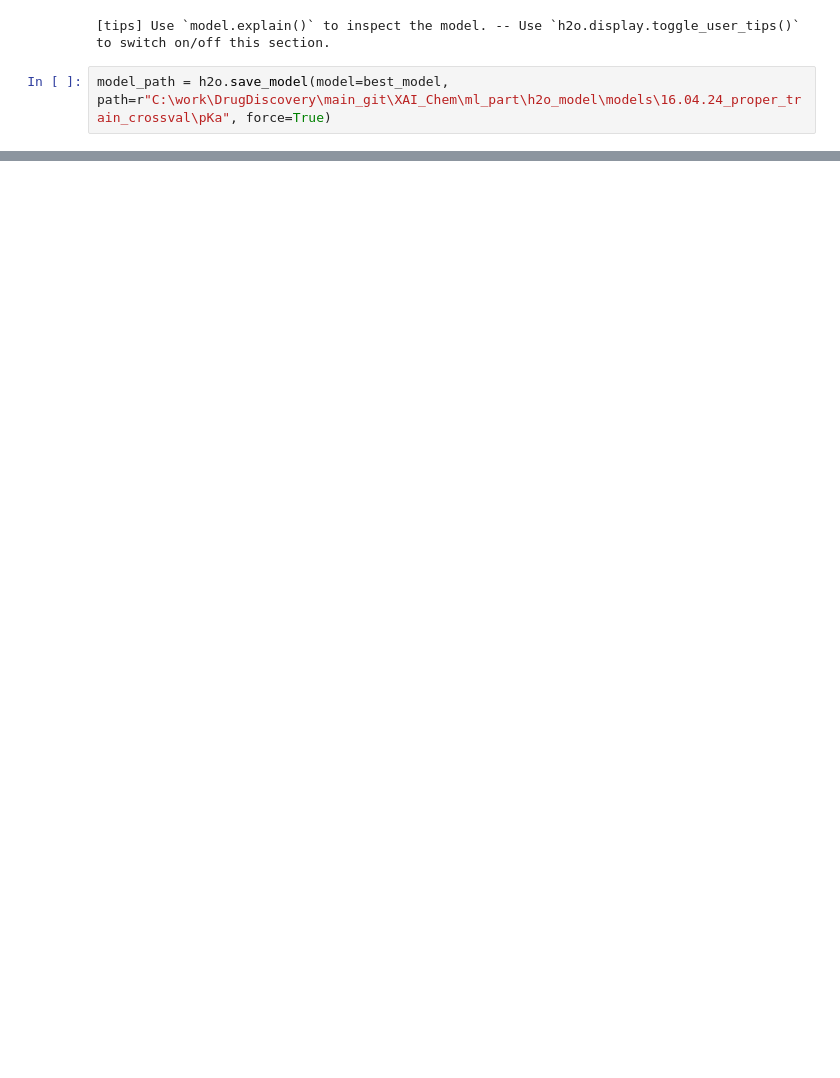
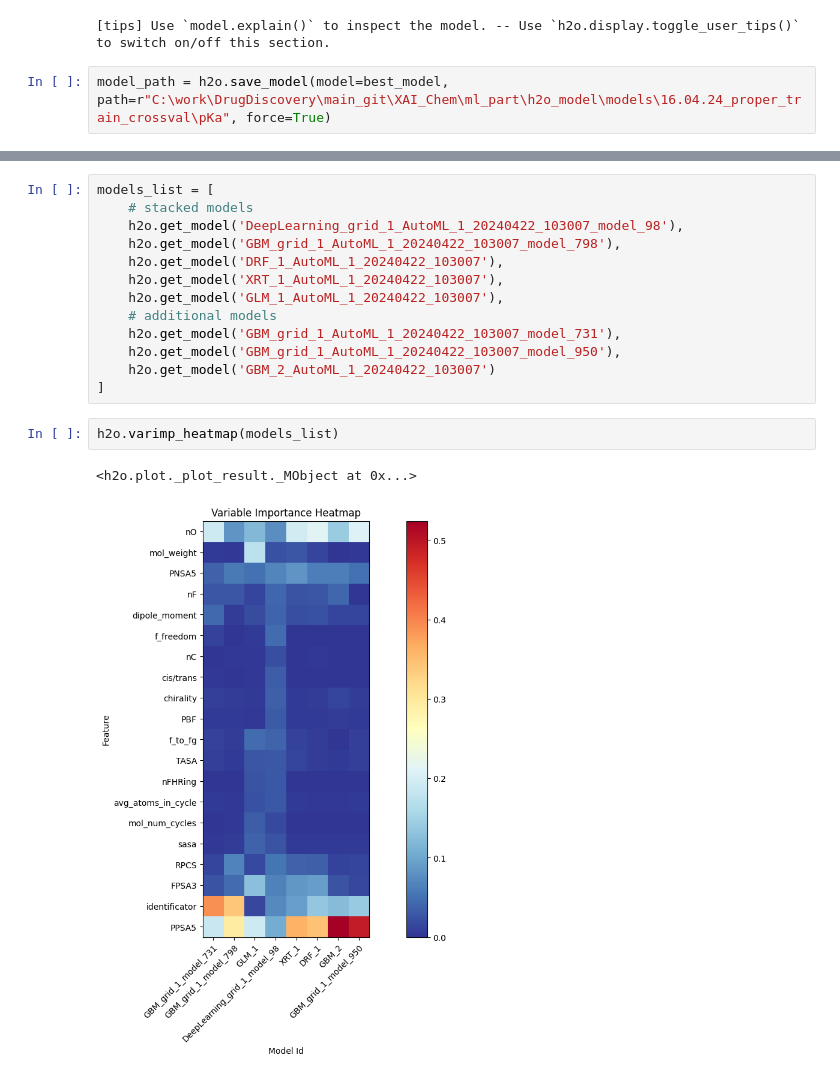
Before and after one commit to blackthorn-ai/XAI_Chem, a Jupyter notebook: ml_part/h2o_model/16.04_cv_models_included/pKa_complete.ipynb, the cells around one changed output, grey strips where cells are left out. Saved outputs shown, nothing was run; the diff lists cells and outputs as text; blank space fills up the shorter version.

```diff
--- a/ml_part/h2o_model/16.04_cv_models_included/pKa_complete.ipynb
+++ b/ml_part/h2o_model/16.04_cv_models_included/pKa_complete.ipynb
@@ -368,0 +405,18 @@ model_path = h2o.save_model(model=best_model, path=r"C:\work\DrugDiscovery\main_
+# %%
+models_list = [
+    # stacked models
+    h2o.get_model('DeepLearning_grid_1_AutoML_1_20240422_103007_model_98'),
+    h2o.get_model('GBM_grid_1_AutoML_1_20240422_103007_model_798'),
+    h2o.get_model('DRF_1_AutoML_1_20240422_103007'),
+    h2o.get_model('XRT_1_AutoML_1_20240422_103007'),
+    h2o.get_model('GLM_1_AutoML_1_20240422_103007'),
+    # additional models
+    h2o.get_model('GBM_grid_1_AutoML_1_20240422_103007_model_731'),
+    h2o.get_model('GBM_grid_1_AutoML_1_20240422_103007_model_950'),
+    h2o.get_model('GBM_2_AutoML_1_20240422_103007')
+]
+# %%
+h2o.varimp_heatmap(models_list)
+# %% [output]
+<h2o.plot._plot_result._MObject at 0x...>
+[figure, added]
```
Also changed, not shown: parts of 12 cells of this notebook, 9 other files.
